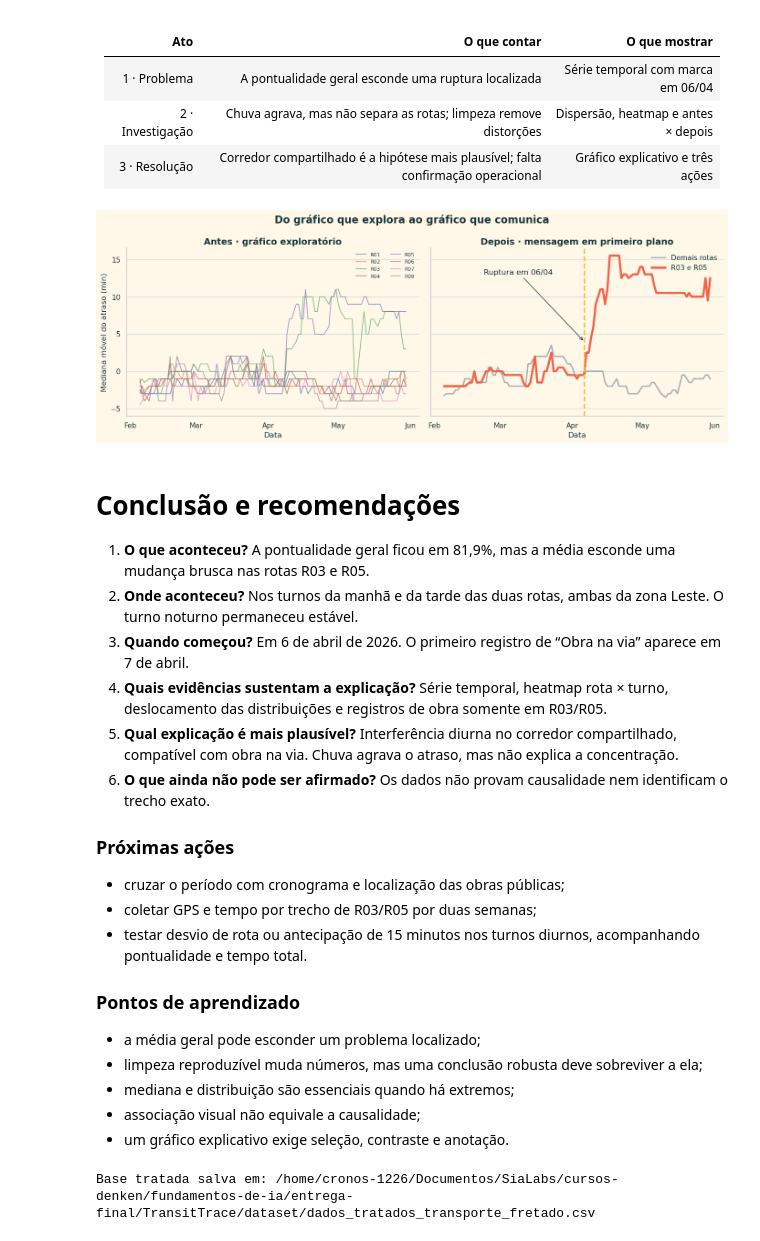
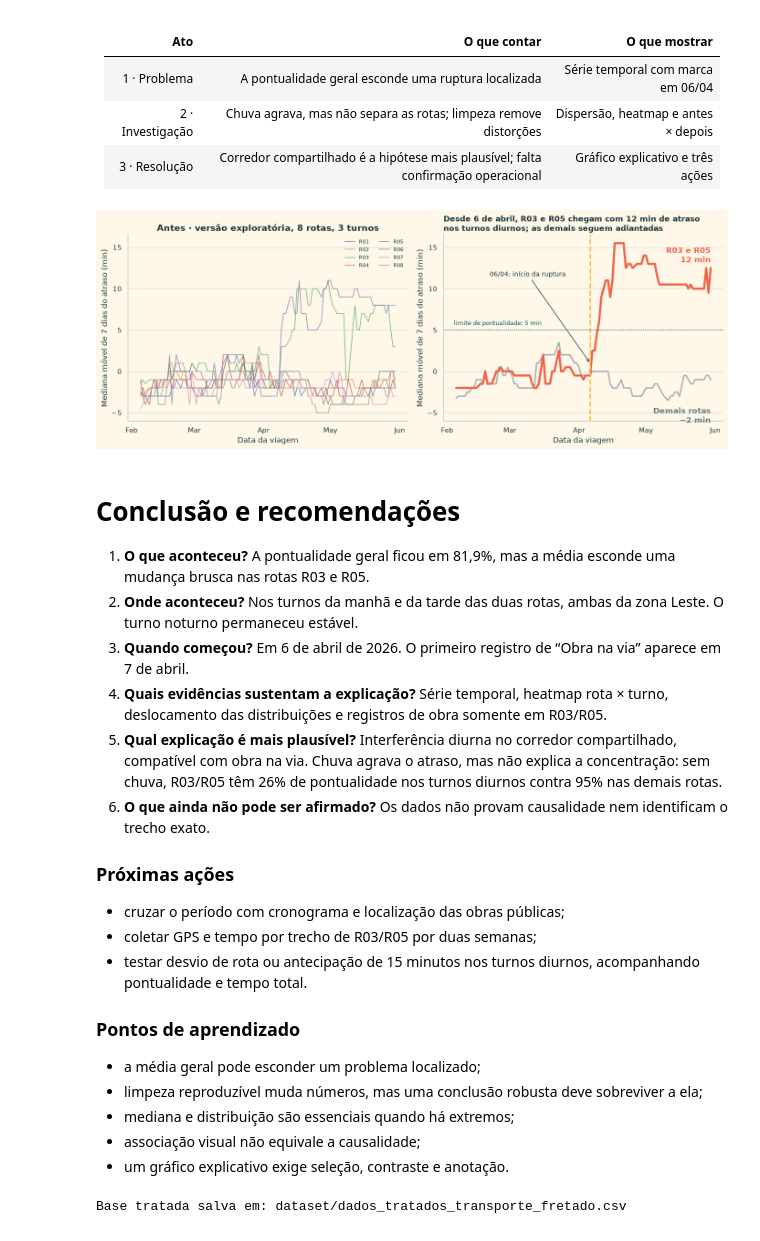
Before and after one commit to JulianaBallin/TransitTrace, a Jupyter notebook: transporte_fretado_rota_em_dia.ipynb, the cells around one changed output. Saved outputs shown, nothing was run; the diff lists cells and outputs as text; code cells hidden in the pictures.

```diff
--- a/transporte_fretado_rota_em_dia.ipynb
+++ b/transporte_fretado_rota_em_dia.ipynb
@@ -52,6 +52,15 @@ plt.rcParams.update({
     "axes.titlesize": 14,
     "grid.color": "#D8E0E0",
 })
+
+def parse_dates(values):
+    # Lê os dois formatos de data da base sem inverter dia e mês.
+    text = values.astype("string").str.strip()
+    is_iso = text.str.fullmatch(r"\d{4}-\d{2}-\d{2}").fillna(False)
+    parsed = pd.to_datetime(text.where(is_iso), format="%Y-%m-%d", errors="coerce")
+    return parsed.fillna(
+        pd.to_datetime(text.where(~is_iso), format="%d/%m/%Y", errors="coerce")
+    )
 # %%
 candidates = [
     Path("dataset/projeto_integrador_transporte_fretado.csv"),
@@ -320,9 +483,7 @@ def clean_transport_data(raw_frame):
     data = raw_frame.copy()
     duplicate_mask = raw_frame.duplicated(keep="first")
 
-    data["data"] = pd.to_datetime(
-        data["data"], format="mixed", dayfirst=True, errors="coerce"
-    )
+    data["data"] = parse_dates(data["data"])
     data["turno"] = (
         data["turno"].astype("string").str.strip().str.casefold()
         .replace({"manha": "manhã", "noturno": "noite"}).str.title()
@@ -381,7 +542,7 @@ def clean_transport_data(raw_frame):
         ["Valores ausentes", f"{raw_frame['chuva_mm'].isna().sum()} chuvas ausentes", "Manter NA", "Sem imputação"],
         ["Duplicados", f"{duplicate_mask.sum()} linhas idênticas", "Remover cópias", f"{len(raw_frame)} → {len(data)}"],
         ["Atraso divergente", f"{divergent.sum()} linhas", "Recalcular horários", "Indicador coerente"],
-        ["Valores inválidos", f"{invalid_delay.sum()} atrasos; {invalid_capacity.sum()} lotações", "Marcar NA", "Viagens preservadas"],
+        ["Valores inválidos", f"{invalid_delay.sum()} atrasos; {invalid_capacity.sum()} lotações", "Marcar NA (atrasos: possível erro de 12 h)", "Viagens preservadas"],
     ], columns=["Problema", "Evidência", "Tratamento", "Impacto"])
     return data, log
 
@@ -616,36 +897,54 @@ O fato de R07 e R08, também operadas pela Viação Beta, permanecerem estáveis
 # %%
 daytime = data[data["turno"].isin(["Manhã", "Tarde"])]
 grouped = (
     daytime.groupby(["data", "grupo_rotas"])["atraso_min"].median().unstack()
     .rolling(7, min_periods=4).median()
 )
+median_after = (
+    daytime[daytime["data"] >= "2026-04-06"]
+    .groupby("grupo_rotas")["atraso_min"].median()
+)
 
-fig, (left, right) = plt.subplots(1, 2, figsize=(14, 5.2), sharey=True)
+def minutes(value):
+    return f"{value:.0f} min".replace("-", "−")
+
+fig, (left, right) = plt.subplots(1, 2, figsize=(14, 5.4), sharey=True)
 for route in daily.columns:
     left.plot(daily.index, daily[route], lw=1.2, alpha=0.75, label=route)
-left.set(title="Antes · gráfico exploratório", xlabel="Data",
-         ylabel="Mediana móvel do atraso (min)")
+left.set(title="Antes · versão exploratória, 8 rotas, 3 turnos", xlabel="Data da viagem",
+         ylabel="Mediana móvel de 7 dias do atraso (min)")
 left.legend(ncol=2, frameon=False, fontsize=8)
 
-right.plot(grouped.index, grouped["Demais rotas"], color=GRAY, lw=2.2, label="Demais rotas")
-right.plot(grouped.index, grouped["R03 e R05"], color=CORAL, lw=3.4, label="R03 e R05")
+right.plot(grouped.index, grouped["Demais rotas"], color=GRAY, lw=2.2)
+right.plot(grouped.index, grouped["R03 e R05"], color=CORAL, lw=3.4)
 right.axvline(pd.Timestamp("2026-04-06"), color=YELLOW, lw=2.2, ls="--")
-right.annotate("Ruptura em 06/04", xy=(pd.Timestamp("2026-04-06"), 4),
-               xytext=(pd.Timestamp("2026-02-22"), 13),
-               arrowprops={"arrowstyle": "->", "color": INK})
-right.set(title="Depois · mensagem em primeiro plano", xlabel="Data")
-right.legend(frameon=False)
+right.axhline(5, color=TEAL, lw=1.2, ls=":")
+right.text(pd.Timestamp("2026-02-04"), 5.6, "limite de pontualidade: 5 min", color=TEAL, fontsize=9)
+right.annotate("06/04: início da ruptura", xy=(pd.Timestamp("2026-04-06"), 1),
+               xytext=(pd.Timestamp("2026-02-20"), 11.5),
+               arrowprops={"arrowstyle": "->", "color": INK}, fontsize=10)
+right.text(grouped.index[-1], median_after["R03 e R05"] + 1.2,
+           f"R03 e R05\n{minutes(median_after['R03 e R05'])}", color=CORAL,
+           fontweight="bold", ha="right")
+right.text(grouped.index[-1], median_after["Demais rotas"] - 4.2,
+           f"Demais rotas\n{minutes(median_after['Demais rotas'])}", color="#6F7B7F",
+           fontweight="bold", ha="right")
+right.set_title(
+    "Desde 6 de abril, R03 e R05 chegam com 12 min de atraso\nnos turnos diurnos; as demais seguem adiantadas",
+    fontsize=12.5, loc="left",
+)
+right.set(xlabel="Data da viagem", ylabel="Mediana móvel de 7 dias do atraso (min)")
+right.tick_params(labelleft=True)
 
 for axis in (left, right):
     axis.xaxis.set_major_locator(mdates.MonthLocator())
     axis.xaxis.set_major_formatter(mdates.DateFormatter("%b"))
     axis.grid(axis="x", visible=False)
     sns.despine(ax=axis)
-plt.suptitle("Do gráfico que explora ao gráfico que comunica", fontsize=16, fontweight="bold")
 plt.tight_layout()
 plt.show()
 # %% [output]
-[figure, old version]
+[figure, new version]
 # %% [markdown]
 # Conclusão e recomendações
 
@@ -653,7 +952,7 @@ plt.show()
 2. **Onde aconteceu?** Nos turnos da manhã e da tarde das duas rotas, ambas da zona Leste. O turno noturno permaneceu estável.
 3. **Quando começou?** Em 6 de abril de 2026. O primeiro registro de “Obra na via” aparece em 7 de abril.
 4. **Quais evidências sustentam a explicação?** Série temporal, heatmap rota × turno, deslocamento das distribuições e registros de obra somente em R03/R05.
-5. **Qual explicação é mais plausível?** Interferência diurna no corredor compartilhado, compatível com obra na via. Chuva agrava o atraso, mas não explica a concentração.
+5. **Qual explicação é mais plausível?** Interferência diurna no corredor compartilhado, compatível com obra na via. Chuva agrava o atraso, mas não explica a concentração: sem chuva, R03/R05 têm 26% de pontualidade nos turnos diurnos contra 95% nas demais rotas.
 6. **O que ainda não pode ser afirmado?** Os dados não provam causalidade nem identificam o trecho exato.
 
 ### Próximas ações
@@ -682,6 +981,6 @@ treated_path = (
     else Path("dados_tratados_transporte_fretado.csv")
 )
 data[output_columns].to_csv(treated_path, index=False, date_format="%Y-%m-%d")
-print(f"Base tratada salva em: {treated_path.resolve()}")
+print(f"Base tratada salva em: {treated_path}")
 # %% [output]
-Base tratada salva em: /home/cronos-1226/Documentos/SiaLabs/cursos-denken/fundamentos-de-ia/entrega-final/TransitTrace/dataset/dados_tratados_transporte_fretado.csv
+Base tratada salva em: dataset/dados_tratados_transporte_fretado.csv
```
Also changed, not shown: parts of 22 cells of this notebook, 9 other files.
